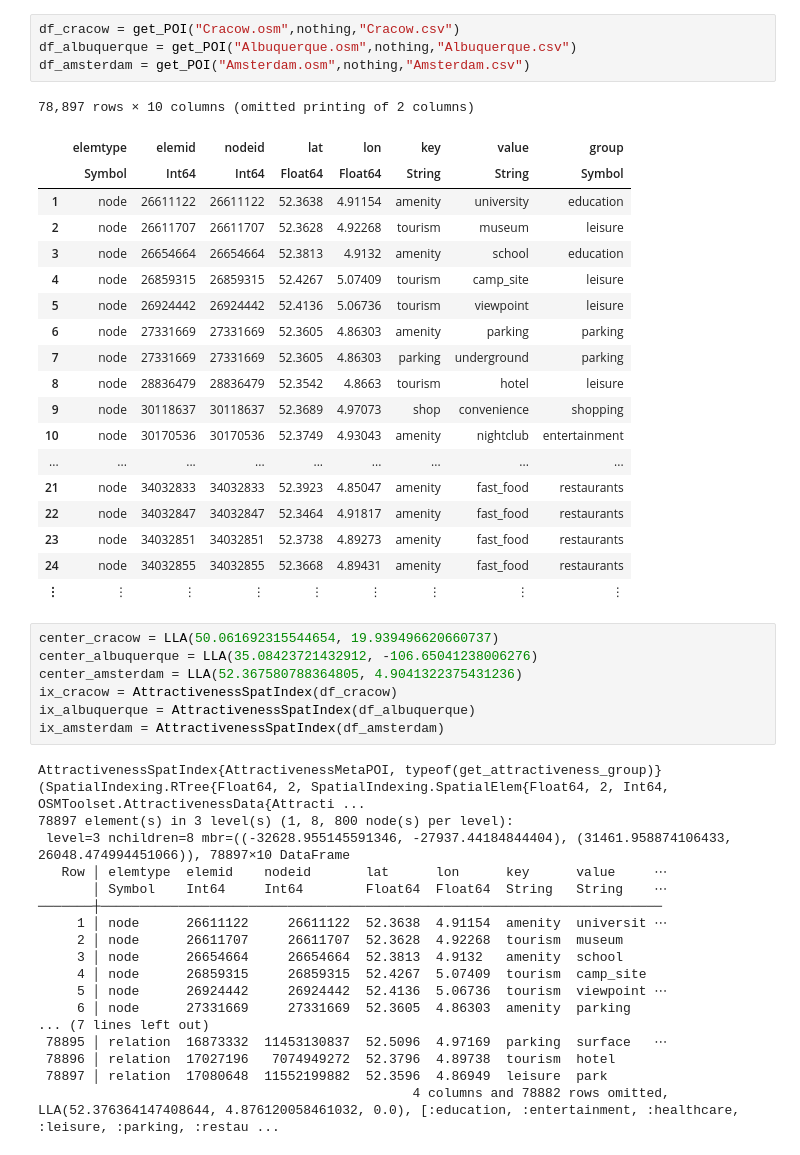
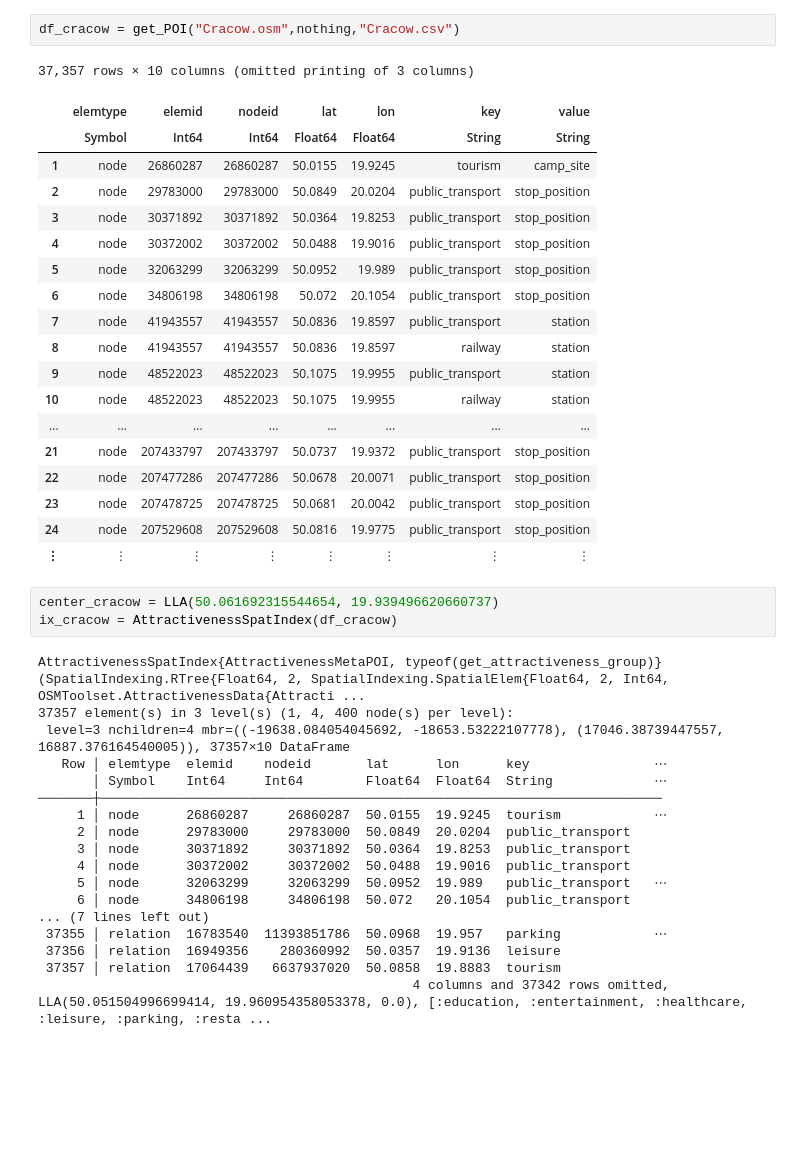
Before and after one commit to AdamKasinski/walkability_analyses, a Jupyter notebook: example.ipynb, the cells around one changed output. Drawn from its saved outputs; the diff is of its cells as text; blank space fills up the shorter version.

```diff
--- a/example.ipynb
+++ b/example.ipynb
@@ -26,49 +15,43 @@ MapData(OpenStreetMapX.Bounds{LLA}(52.21, 52.53, 4.54, 5.21), Dict{Int64, ENU}(4
 # %%
 df_cracow = get_POI("Cracow.osm",nothing,"Cracow.csv")
-df_albuquerque = get_POI("Albuquerque.osm",nothing,"Albuquerque.csv")
-df_amsterdam = get_POI("Amsterdam.osm",nothing,"Amsterdam.csv")
 # %% [output]
-78,897 rows × 10 columns (omitted printing of 2 columns)
+37,357 rows × 10 columns (omitted printing of 3 columns)
-|  | elemtype | elemid | nodeid | lat | lon | key | value | group |
-|  | Symbol | Int64 | Int64 | Float64 | Float64 | String | String | Symbol |
-| 1 | node | 26611122 | 26611122 | 52.3638 | 4.91154 | amenity | university | education |
-| 2 | node | 26611707 | 26611707 | 52.3628 | 4.92268 | tourism | museum | leisure |
-| 3 | node | 26654664 | 26654664 | 52.3813 | 4.9132 | amenity | school | education |
-| 4 | node | 26859315 | 26859315 | 52.4267 | 5.07409 | tourism | camp_site | leisure |
-| 5 | node | 26924442 | 26924442 | 52.4136 | 5.06736 | tourism | viewpoint | leisure |
-| 6 | node | 27331669 | 27331669 | 52.3605 | 4.86303 | amenity | parking | parking |
-| 7 | node | 27331669 | 27331669 | 52.3605 | 4.86303 | parking | underground | parking |
-| 8 | node | 28836479 | 28836479 | 52.3542 | 4.8663 | tourism | hotel | leisure |
-| 9 | node | 30118637 | 30118637 | 52.3689 | 4.97073 | shop | convenience | shopping |
-| 10 | node | 30170536 | 30170536 | 52.3749 | 4.93043 | amenity | nightclub | entertainment |
-| ... | ... | ... | ... | ... | ... | ... | ... | ... |
-| 21 | node | 34032833 | 34032833 | 52.3923 | 4.85047 | amenity | fast_food | restaurants |
-| 22 | node | 34032847 | 34032847 | 52.3464 | 4.91817 | amenity | fast_food | restaurants |
-| 23 | node | 34032851 | 34032851 | 52.3738 | 4.89273 | amenity | fast_food | restaurants |
-| 24 | node | 34032855 | 34032855 | 52.3668 | 4.89431 | amenity | fast_food | restaurants |
-| ⋮ | ⋮ | ⋮ | ⋮ | ⋮ | ⋮ | ⋮ | ⋮ | ⋮ |
+|  | elemtype | elemid | nodeid | lat | lon | key | value |
+|  | Symbol | Int64 | Int64 | Float64 | Float64 | String | String |
+| 1 | node | 26860287 | 26860287 | 50.0155 | 19.9245 | tourism | camp_site |
+| 2 | node | 29783000 | 29783000 | 50.0849 | 20.0204 | public_transport | stop_position |
+| 3 | node | 30371892 | 30371892 | 50.0364 | 19.8253 | public_transport | stop_position |
+| 4 | node | 30372002 | 30372002 | 50.0488 | 19.9016 | public_transport | stop_position |
+| 5 | node | 32063299 | 32063299 | 50.0952 | 19.989 | public_transport | stop_position |
+| 6 | node | 34806198 | 34806198 | 50.072 | 20.1054 | public_transport | stop_position |
+| 7 | node | 41943557 | 41943557 | 50.0836 | 19.8597 | public_transport | station |
+| 8 | node | 41943557 | 41943557 | 50.0836 | 19.8597 | railway | station |
+| 9 | node | 48522023 | 48522023 | 50.1075 | 19.9955 | public_transport | station |
+| 10 | node | 48522023 | 48522023 | 50.1075 | 19.9955 | railway | station |
+| ... | ... | ... | ... | ... | ... | ... | ... |
+| 21 | node | 207433797 | 207433797 | 50.0737 | 19.9372 | public_transport | stop_position |
+| 22 | node | 207477286 | 207477286 | 50.0678 | 20.0071 | public_transport | stop_position |
+| 23 | node | 207478725 | 207478725 | 50.0681 | 20.0042 | public_transport | stop_position |
+| 24 | node | 207529608 | 207529608 | 50.0816 | 19.9775 | public_transport | stop_position |
+| ⋮ | ⋮ | ⋮ | ⋮ | ⋮ | ⋮ | ⋮ | ⋮ |
 # %%
 center_cracow = LLA(50.061692315544654, 19.939496620660737)
-center_albuquerque = LLA(35.08423721432912, -106.65041238006276)
-center_amsterdam = LLA(52.367580788364805, 4.9041322375431236)
 ix_cracow = AttractivenessSpatIndex(df_cracow)
-ix_albuquerque = AttractivenessSpatIndex(df_albuquerque)
-ix_amsterdam = AttractivenessSpatIndex(df_amsterdam)
 # %% [output]
 AttractivenessSpatIndex{AttractivenessMetaPOI, typeof(get_attractiveness_group)}(SpatialIndexing.RTree{Float64, 2, SpatialIndexing.SpatialElem{Float64, 2, Int64, OSMToolset.AttractivenessData{Attracti ...
-78897 element(s) in 3 level(s) (1, 8, 800 node(s) per level):
- level=3 nchildren=8 mbr=((-32628.955145591346, -27937.44184844404), (31461.958874106433, 26048.474994451066)), 78897×10 DataFrame
-   Row │ elemtype  elemid    nodeid       lat      lon      key      value     ⋯
-       │ Symbol    Int64     Int64        Float64  Float64  String   String    ⋯
+37357 element(s) in 3 level(s) (1, 4, 400 node(s) per level):
+ level=3 nchildren=4 mbr=((-19638.084054045692, -18653.53222107778), (17046.38739447557, 16887.376164540005)), 37357×10 DataFrame
+   Row │ elemtype  elemid    nodeid       lat      lon      key                ⋯
+       │ Symbol    Int64     Int64        Float64  Float64  String             ⋯
 ───────┼────────────────────────────────────────────────────────────────────────
-     1 │ node      26611122     26611122  52.3638  4.91154  amenity  universit ⋯
-     2 │ node      26611707     26611707  52.3628  4.92268  tourism  museum
-     3 │ node      26654664     26654664  52.3813  4.9132   amenity  school
-     4 │ node      26859315     26859315  52.4267  5.07409  tourism  camp_site
-     5 │ node      26924442     26924442  52.4136  5.06736  tourism  viewpoint ⋯
-     6 │ node      27331669     27331669  52.3605  4.86303  amenity  parking
+     1 │ node      26860287     26860287  50.0155  19.9245  tourism            ⋯
+     2 │ node      29783000     29783000  50.0849  20.0204  public_transport
+     3 │ node      30371892     30371892  50.0364  19.8253  public_transport
+     4 │ node      30372002     30372002  50.0488  19.9016  public_transport
+     5 │ node      32063299     32063299  50.0952  19.989   public_transport   ⋯
+     6 │ node      34806198     34806198  50.072   20.1054  public_transport
 ... (7 lines left out)
- 78895 │ relation  16873332  11453130837  52.5096  4.97169  parking  surface   ⋯
- 78896 │ relation  17027196   7074949272  52.3796  4.89738  tourism  hotel
- 78897 │ relation  17080648  11552199882  52.3596  4.86949  leisure  park
-                                                4 columns and 78882 rows omitted, LLA(52.376364147408644, 4.876120058461032, 0.0), [:education, :entertainment, :healthcare, :leisure, :parking, :restau ...
+ 37355 │ relation  16783540  11393851786  50.0968  19.957   parking            ⋯
+ 37356 │ relation  16949356    280360992  50.0357  19.9136  leisure
+ 37357 │ relation  17064439   6637937020  50.0858  19.8883  tourism
+                                                4 columns and 37342 rows omitted, LLA(50.051504996699414, 19.960954358053378, 0.0), [:education, :entertainment, :healthcare, :leisure, :parking, :resta ...
```
Also changed, not shown: parts of 11 cells of this notebook, 1 other file.
